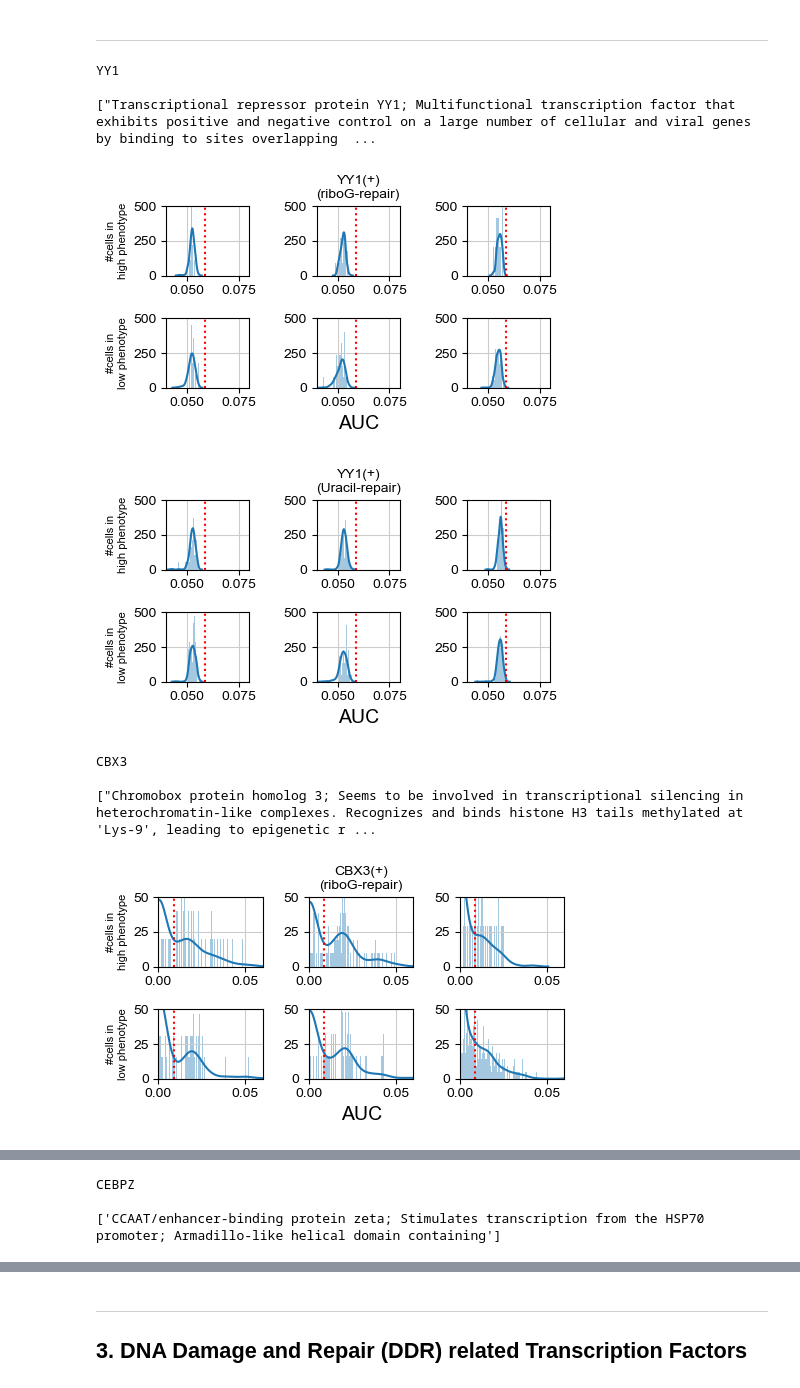
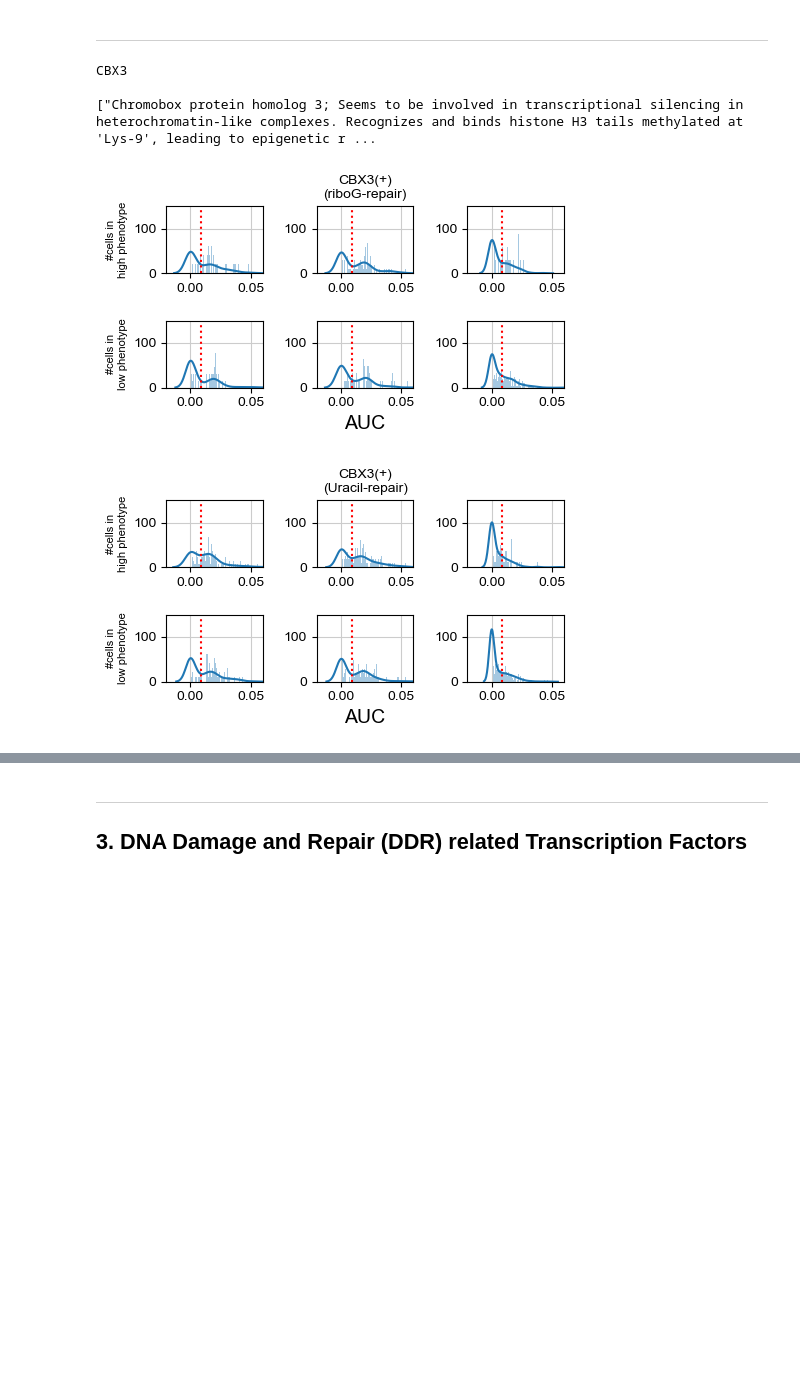
Before and after one commit to abearab/sc-haircut-net, a Jupyter notebook: network-analysis-find-altered-TFs.ipynb, the cells around one changed output, grey strips where cells are left out. Drawn from its saved outputs; the diff is of its cells as text; code cells hidden in the pictures; blank space fills up the shorter version.

```diff
--- a/network-analysis-find-altered-TFs.ipynb
+++ b/network-analysis-find-altered-TFs.ipynb
@@ -251,7 +253,7 @@ __Plot AUC scores vs. #of cells for given Transcription Factor (TF)__
 
 Here, I define a function which subset GRN cell level results based on the labels we have for each cell (time and phenotype) and plot AUC scores vs. #of cells
 # %%
-def plot_binarization_over_time(adata,regulon,phenotype,xlim=None,ylim=None):
+def plot_binarization_over_time(adata,regulon,phenotype,xlim=None,ylim=None,save=None):
     fig, ((ax1,ax2,ax3),(ax4,ax5,ax6)) = plt.subplots(2, 3, figsize=(5, 3), dpi=100)
 
 
@@ -306,6 +308,7 @@ def plot_binarization_over_time(adata,regulon,phenotype,xlim=None,ylim=None):
 
 
     fig.tight_layout()
+    if save: fig.savefig(save)
     plt.show()
 # %%
 # Naively find a few TFs within each time point for visualization:
@@ -765,32 +768,31 @@ ___
  -->
 # %%
 # 2. Top TFs targeting KO genes
-## UNG & RNASEH2C
-tf = 'YY1'
-print(f'{start}{tf}{end}\n')
-print(list(stringdb.get_string_ids([tf]).annotation))
-for repair in ['riboG-repair','Uracil-repair']:
-    plot_binarization_over_time (adata,f'{tf}(+)',repair,ylim=500,xlim=[0.04,0.08])
+# ## UNG & RNASEH2C
+# tf = 'YY1'
+# print(f'{start}{tf}{end}\n')
+# print(list(stringdb.get_string_ids([tf]).annotation))
+# for repair in ['riboG-repair','Uracil-repair']:
+#     plot_binarization_over_time (adata,f'{tf}(+)',repair,ylim=500,xlim=[0.04,0.08])
 
 tf = 'CBX3'
 print(f'{start}{tf}{end}\n')
 print(list(stringdb.get_string_ids([tf]).annotation))
 for repair in ['riboG-repair','Uracil-repair']:
-    plot_binarization_over_time (adata,f'{tf}(+)',repair,ylim=50,xlim=[0,0.06])
+    plot_binarization_over_time (
+        adata,f'{tf}(+)',repair,ylim=150,xlim=[-0.02,0.06],
+        save=f'network-analysis/{tf}-{repair}-regulon.pdf'
+    )
 
-## RNASEH2C only
-tf ='CEBPZ'
-print(f'{start}{tf}{end}\n')
-print(list(stringdb.get_string_ids([tf]).annotation))
-for repair in ['riboG-repair','Uracil-repair']:
-    plot_binarization_over_time (adata,f'{tf}(+)',repair,ylim=350,xlim=[0.02,0.055])
+# ## RNASEH2C only
+# tf ='CEBPZ'
+# print(f'{start}{tf}{end}\n')
+# print(list(stringdb.get_string_ids([tf]).annotation))
+# for repair in ['riboG-repair','Uracil-repair']:
+#     plot_binarization_over_time (adata,f'{tf}(+)',repair,ylim=350,xlim=[0.02,0.055])
 # %% [output]
-YY1
+CBX3
 
-["Transcriptional repressor protein YY1; Multifunctional transcription factor that exhibits positive and negative control on a large number of cellular and viral genes by binding to sites overlapping  ...
+["Chromobox protein homolog 3; Seems to be involved in transcriptional silencing in heterochromatin-like complexes. Recognizes and binds histone H3 tails methylated at 'Lys-9', leading to epigenetic r ...
-[figure, old version]
+[figure, new version]
-[figure, old version]
+[figure, new version]
-CBX3
-
-["Chromobox protein homolog 3; Seems to be involved in transcriptional silencing in heterochromatin-like complexes. Recognizes and binds histone H3 tails methylated at 'Lys-9', leading to epigenetic r ...
-[figure, removed]
@@ -798,3 +798,0 @@ CBX3
-CEBPZ
-
-['CCAAT/enhancer-binding protein zeta; Stimulates transcription from the HSP70 promoter; Armadillo-like helical domain containing']
```
Also changed, not shown: parts of 38 cells of this notebook, 19 other files.
